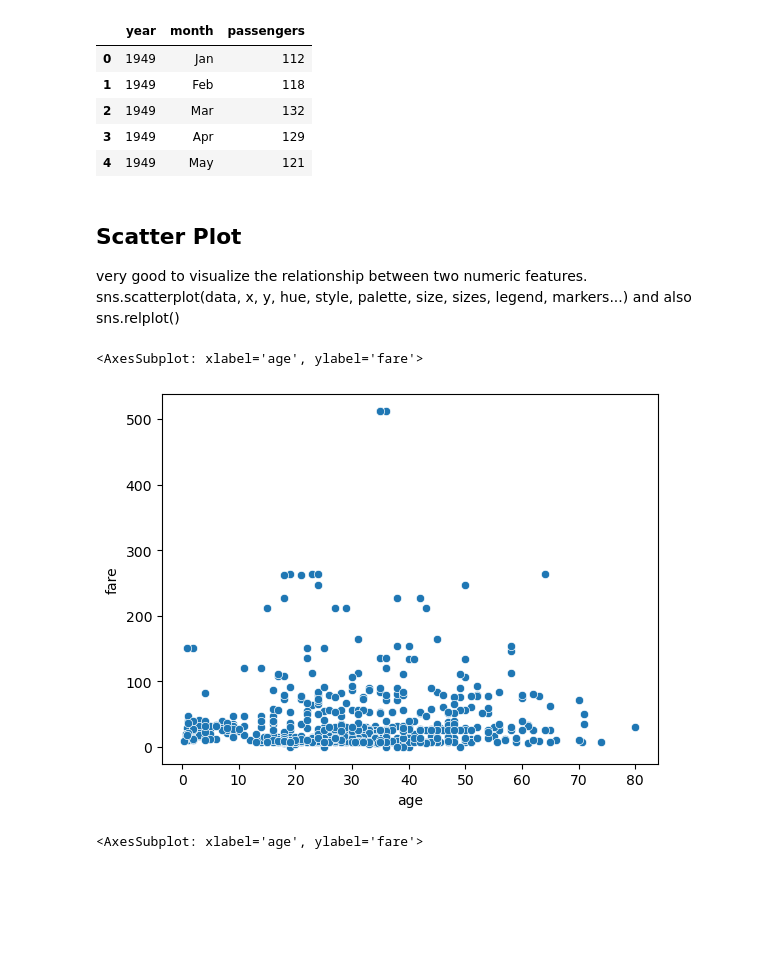
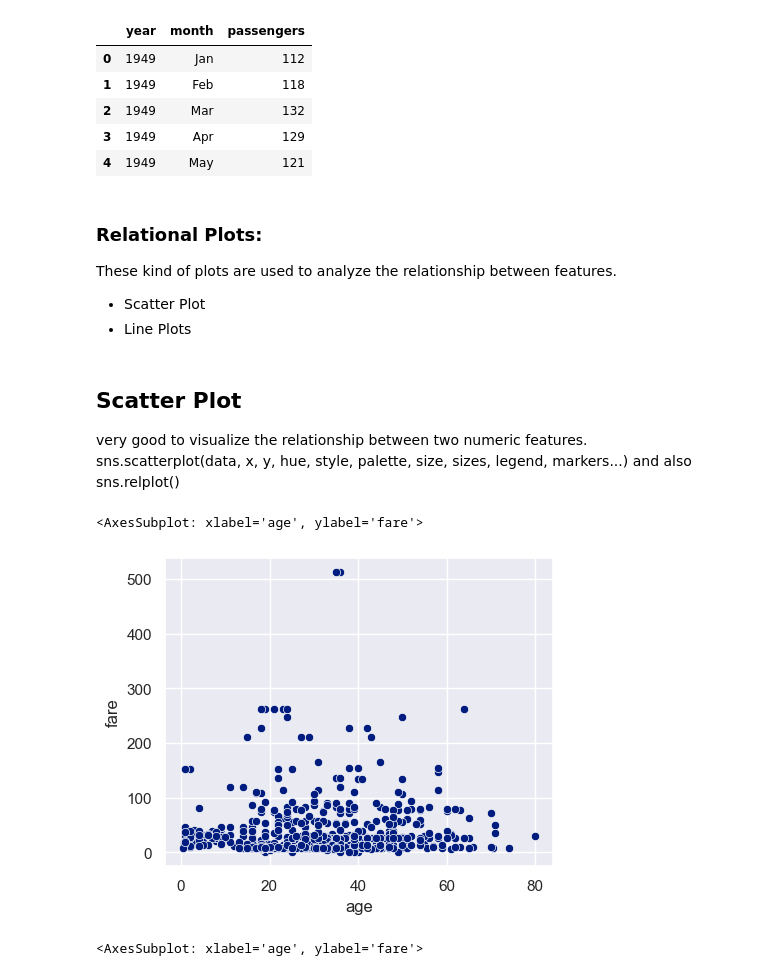
Before and after one commit to raulsiqueira96/seaborn_practice, a Jupyter notebook: Seaborn.ipynb, the cells around one changed output. Cells and saved outputs as stored; diff of their text form; code cells hidden in the pictures; blank space fills up the shorter version.

```diff
--- a/Seaborn.ipynb
+++ b/Seaborn.ipynb
@@ -16,5 +10,6 @@ titanic = sns.load_dataset('titanic')
 fmri = sns.load_dataset('fmri')
 tips = sns.load_dataset('tips')
 flights = sns.load_dataset('flights')
-sns.set_theme(style='darkgrid')
-plt.figure(figsize=(8,6))
+
+#setting the theme for plots
+sns.set_theme(style='darkgrid', context='notebook', palette='dark')
@@ -57,6 +49,12 @@ flights.head()
 | 2 | 1949 | Mar | 132 |
 | 3 | 1949 | Apr | 129 |
 | 4 | 1949 | May | 121 |
+# %% [markdown]
+### Relational Plots:
+These kind of plots are used to analyze the relationship between features.
+
+- Scatter Plot
+- Line Plots
 # %% [markdown]
 ## Scatter Plot
 
@@ -64,10 +62,11 @@ very good to visualize the relationship between two numeric features.
 <br>
 sns.scatterplot(data, x, y, hue, style, palette, size, sizes, legend, markers...) and also sns.relplot()
 # %%
+plt.figure(figsize=(5,4))
 sns.scatterplot(data=titanic, x="age", y="fare")
 # %% [output]
 <AxesSubplot: xlabel='age', ylabel='fare'>
-[figure, old version]
+[figure, new version]
 # %%
 # we can use hue parameter to see another feature
 plt.figure(figsize=(8,6))
```
Also changed, not shown: parts of 18 cells of this notebook.
